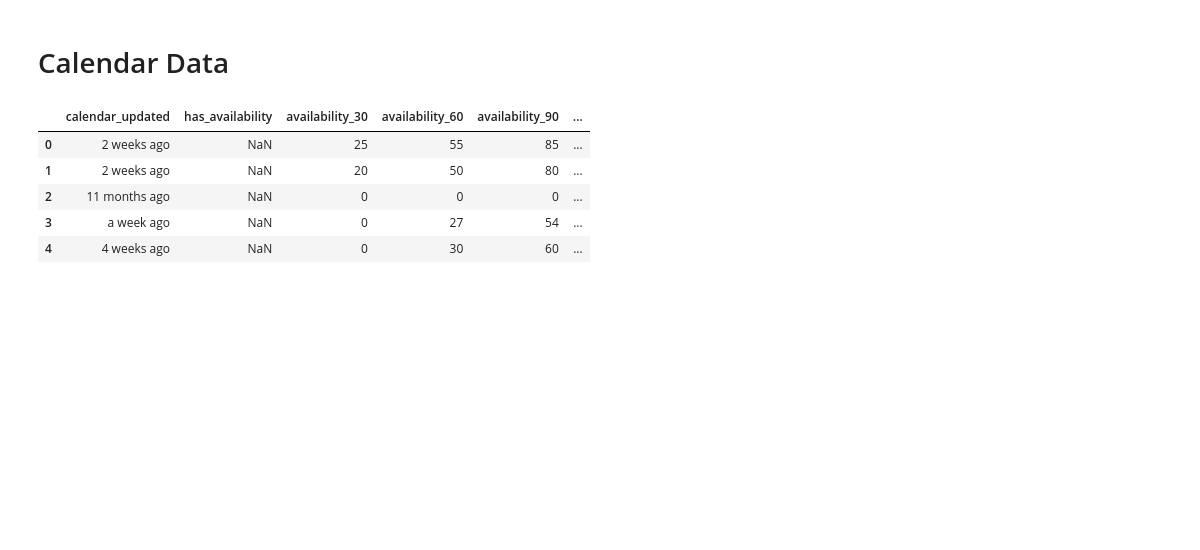
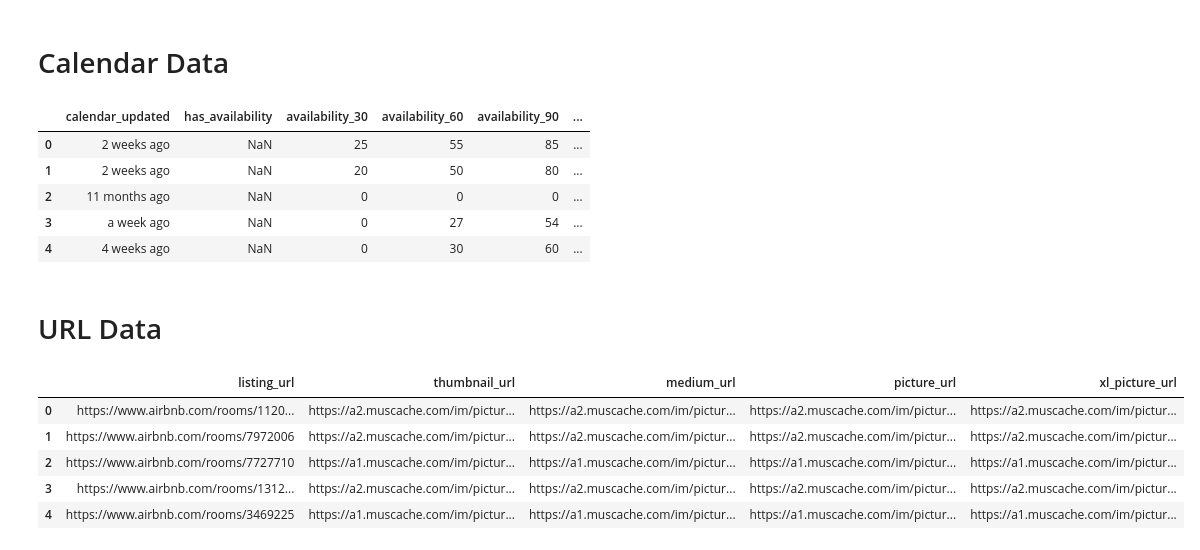
Before and after one commit to antellgc/AirbnBeacon, a Jupyter notebook: Notebooks/airbnb_data_explore.ipynb, the cells around one changed output. Saved outputs shown, nothing was run; the diff lists cells and outputs as text; code cells hidden in the pictures; blank space fills up the shorter version.

```diff
--- a/Notebooks/airbnb_data_explore.ipynb
+++ b/Notebooks/airbnb_data_explore.ipynb
@@ -205,3 +205,15 @@ list_df[calendar_info].head()
 | 2 | 11 months ago | NaN | 0 | 0 | 0 | ... |
 | 3 | a week ago | NaN | 0 | 27 | 54 | ... |
 | 4 | 4 weeks ago | NaN | 0 | 30 | 60 | ... |
+# %% [markdown]
+# URL Data
+# %%
+url_df = list_df[url_info]
+url_df.head()
+# %% [output]
+|  | listing_url | thumbnail_url | medium_url | picture_url | xl_picture_url |
+| 0 | https://www.airbnb.com/rooms/1120... | https://a2.muscache.com/im/pictur... | https://a2.muscache.com/im/pictur... | https://a2.muscache.com/im/pictur... | https://a2.muscache.com/im/pictur... |
+| 1 | https://www.airbnb.com/rooms/7972006 | https://a2.muscache.com/im/pictur... | https://a2.muscache.com/im/pictur... | https://a2.muscache.com/im/pictur... | https://a2.muscache.com/im/pictur... |
+| 2 | https://www.airbnb.com/rooms/7727710 | https://a1.muscache.com/im/pictur... | https://a1.muscache.com/im/pictur... | https://a1.muscache.com/im/pictur... | https://a1.muscache.com/im/pictur... |
+| 3 | https://www.airbnb.com/rooms/1312... | https://a2.muscache.com/im/pictur... | https://a2.muscache.com/im/pictur... | https://a2.muscache.com/im/pictur... | https://a2.muscache.com/im/pictur... |
+| 4 | https://www.airbnb.com/rooms/3469225 | https://a1.muscache.com/im/pictur... | https://a1.muscache.com/im/pictur... | https://a1.muscache.com/im/pictur... | https://a1.muscache.com/im/pictur... |
```
Also changed, not shown: parts of 6 cells of this notebook, 1 other file.
